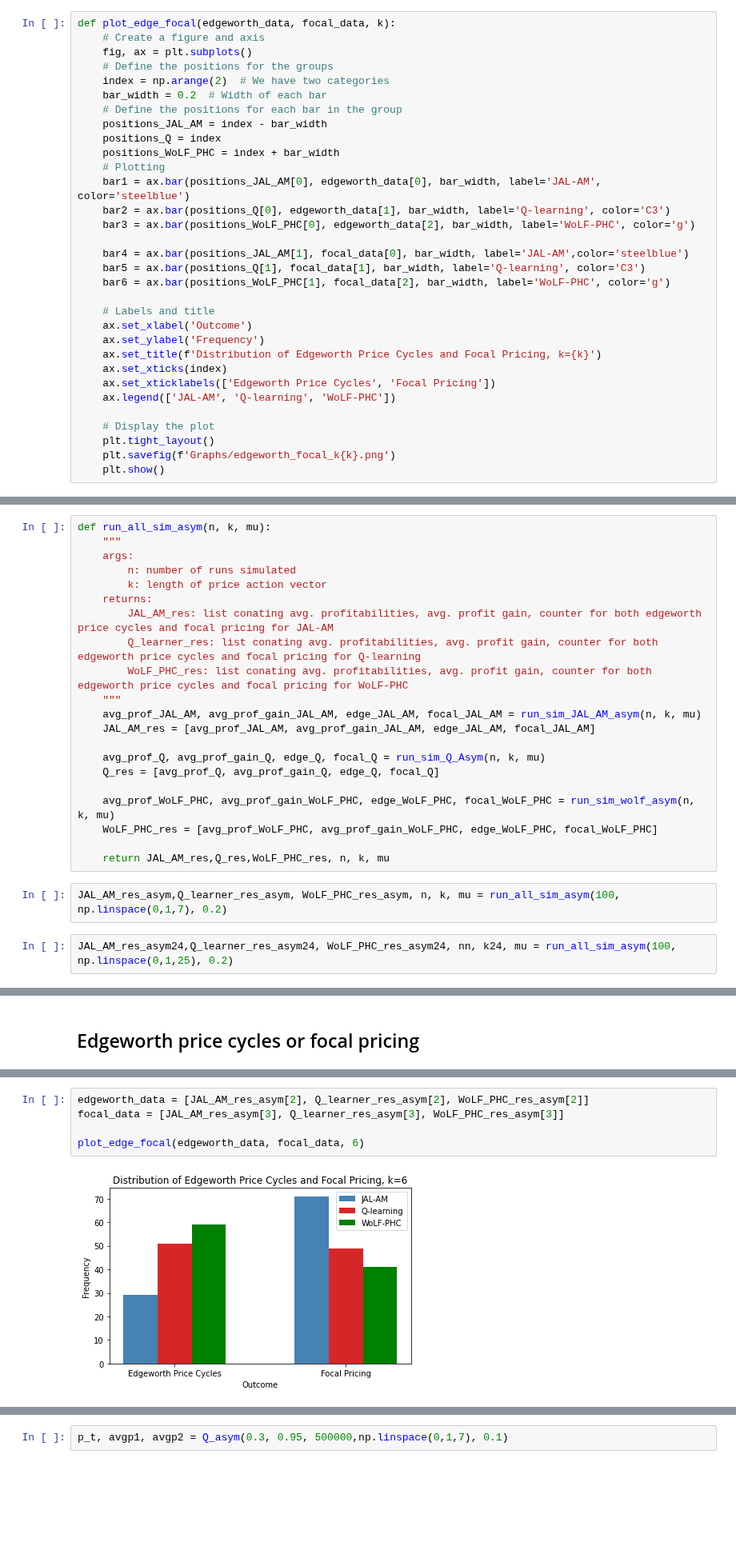
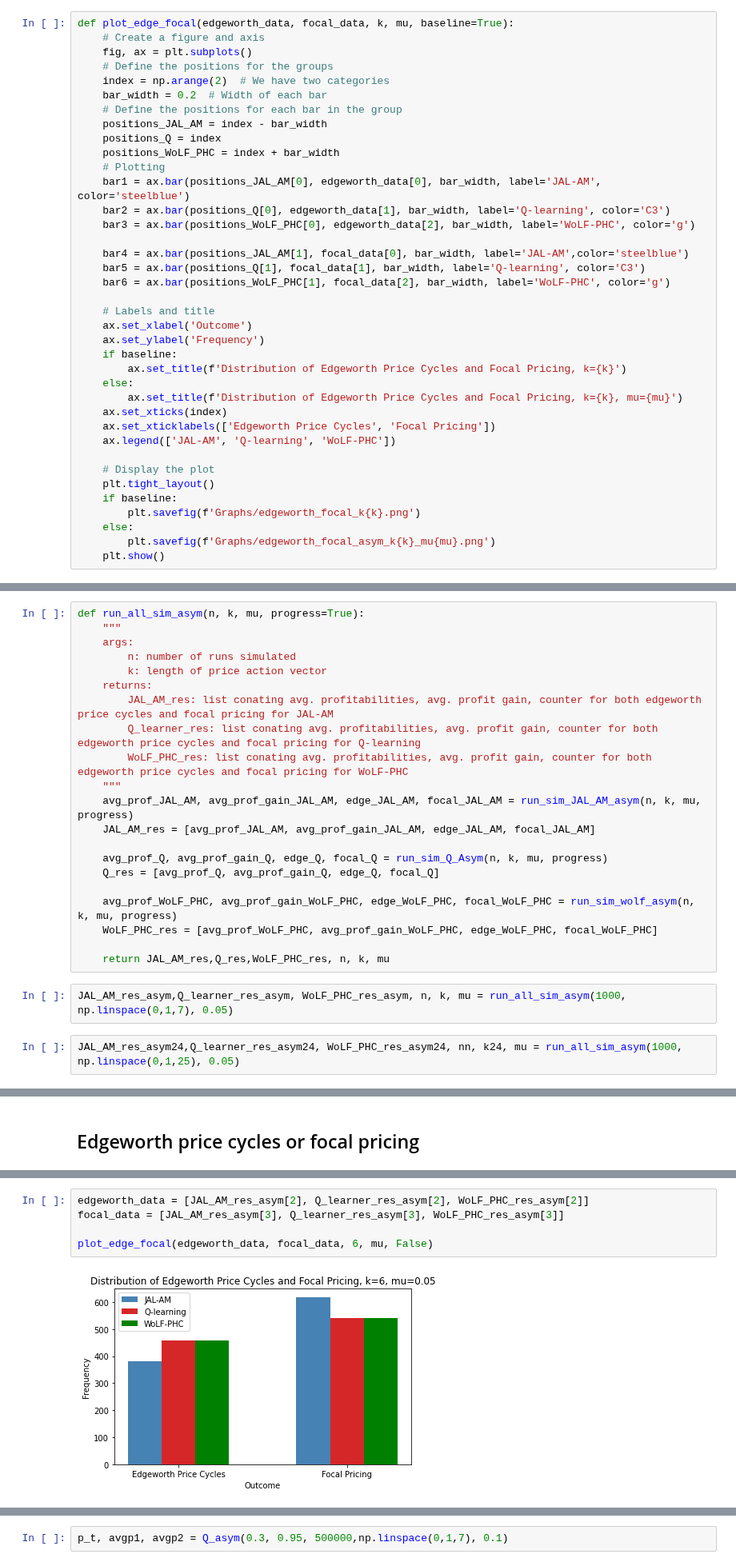
Before and after one commit to nicklasbusk/Bachelorprojekt, a Jupyter notebook: Code/graphs.ipynb, the cells around one changed output, grey strips where cells are left out. Shown at 80% size. Saved outputs shown, nothing was run; the diff lists cells and outputs as text; blank space fills up the shorter version.

```diff
--- a/Code/graphs.ipynb
+++ b/Code/graphs.ipynb
@@ -212,7 +147,7 @@ plot_avg_prof_gain(WoLF_PHC_prof_gain_k6, WoLF_PHC_prof_gain_k24, intervals, int
 # %% [markdown]
 ### Edgeworth price cycles & focal pricing
 # %%
-def plot_edge_focal(edgeworth_data, focal_data, k):
+def plot_edge_focal(edgeworth_data, focal_data, k, mu, baseline=True):
     # Create a figure and axis
     fig, ax = plt.subplots()
     # Define the positions for the groups
@@ -234,14 +169,20 @@ def plot_edge_focal(edgeworth_data, focal_data, k):
     # Labels and title
     ax.set_xlabel('Outcome')
     ax.set_ylabel('Frequency')
-    ax.set_title(f'Distribution of Edgeworth Price Cycles and Focal Pricing, k={k}')
+    if baseline:
+        ax.set_title(f'Distribution of Edgeworth Price Cycles and Focal Pricing, k={k}')
+    else:
+        ax.set_title(f'Distribution of Edgeworth Price Cycles and Focal Pricing, k={k}, mu={mu}')
     ax.set_xticks(index)
     ax.set_xticklabels(['Edgeworth Price Cycles', 'Focal Pricing'])
     ax.legend(['JAL-AM', 'Q-learning', 'WoLF-PHC'])
 
     # Display the plot
     plt.tight_layout()
-    plt.savefig(f'Graphs/edgeworth_focal_k{k}.png')
+    if baseline:
+        plt.savefig(f'Graphs/edgeworth_focal_k{k}.png')
+    else:
+        plt.savefig(f'Graphs/edgeworth_focal_asym_k{k}_mu{mu}.png')
     plt.show()
 # %%
 edgeworth_data = [JAL_AM_res[2], Q_res[2], WoLF_PHC_res[2]]
@@ -328,5 +203,5 @@ def run_sim_asym( alpha, gamma, delta_l, delta_w, k, T, n, mu):
 # %%
-def run_all_sim_asym(n, k, mu):
+def run_all_sim_asym(n, k, mu, progress=True):
     """
     args:
         n: number of runs simulated
@@ -336,20 +211,20 @@ def run_all_sim_asym(n, k, mu):
         Q_learner_res: list conating avg. profitabilities, avg. profit gain, counter for both edgeworth price cycles and focal pricing for Q-learning
         WoLF_PHC_res: list conating avg. profitabilities, avg. profit gain, counter for both edgeworth price cycles and focal pricing for WoLF-PHC
     """
-    avg_prof_JAL_AM, avg_prof_gain_JAL_AM, edge_JAL_AM, focal_JAL_AM = run_sim_JAL_AM_asym(n, k, mu)
+    avg_prof_JAL_AM, avg_prof_gain_JAL_AM, edge_JAL_AM, focal_JAL_AM = run_sim_JAL_AM_asym(n, k, mu, progress)
     JAL_AM_res = [avg_prof_JAL_AM, avg_prof_gain_JAL_AM, edge_JAL_AM, focal_JAL_AM]
 
-    avg_prof_Q, avg_prof_gain_Q, edge_Q, focal_Q = run_sim_Q_Asym(n, k, mu)
+    avg_prof_Q, avg_prof_gain_Q, edge_Q, focal_Q = run_sim_Q_Asym(n, k, mu, progress)
     Q_res = [avg_prof_Q, avg_prof_gain_Q, edge_Q, focal_Q]
 
-    avg_prof_WoLF_PHC, avg_prof_gain_WoLF_PHC, edge_WoLF_PHC, focal_WoLF_PHC = run_sim_wolf_asym(n, k, mu)
+    avg_prof_WoLF_PHC, avg_prof_gain_WoLF_PHC, edge_WoLF_PHC, focal_WoLF_PHC = run_sim_wolf_asym(n, k, mu, progress)
     WoLF_PHC_res = [avg_prof_WoLF_PHC, avg_prof_gain_WoLF_PHC, edge_WoLF_PHC, focal_WoLF_PHC]
 
     return JAL_AM_res,Q_res,WoLF_PHC_res, n, k, mu
 # %%
-JAL_AM_res_asym,Q_learner_res_asym, WoLF_PHC_res_asym, n, k, mu = run_all_sim_asym(100, np.linspace(0,1,7), 0.2)
+JAL_AM_res_asym,Q_learner_res_asym, WoLF_PHC_res_asym, n, k, mu = run_all_sim_asym(1000, np.linspace(0,1,7), 0.05)
 # %%
-JAL_AM_res_asym24,Q_learner_res_asym24, WoLF_PHC_res_asym24, nn, k24, mu = run_all_sim_asym(100, np.linspace(0,1,25), 0.2)
+JAL_AM_res_asym24,Q_learner_res_asym24, WoLF_PHC_res_asym24, nn, k24, mu = run_all_sim_asym(1000, np.linspace(0,1,25), 0.05)
 # %% [markdown]
 ## Profitability
 # %%
@@ -385,7 +262,7 @@ plot_avg_prof_gain(WoLF_PHC_prof_gain_k6, WoLF_PHC_prof_gain_k24, intervals, int
 # %%
 edgeworth_data = [JAL_AM_res_asym[2], Q_learner_res_asym[2], WoLF_PHC_res_asym[2]]
 focal_data = [JAL_AM_res_asym[3], Q_learner_res_asym[3], WoLF_PHC_res_asym[3]]
 
-plot_edge_focal(edgeworth_data, focal_data, 6)
+plot_edge_focal(edgeworth_data, focal_data, 6, mu, False)
 # %% [output]
-[figure, old version]
+[figure, new version]
```
Also changed, not shown: parts of 20 cells of this notebook, 23 other files.
